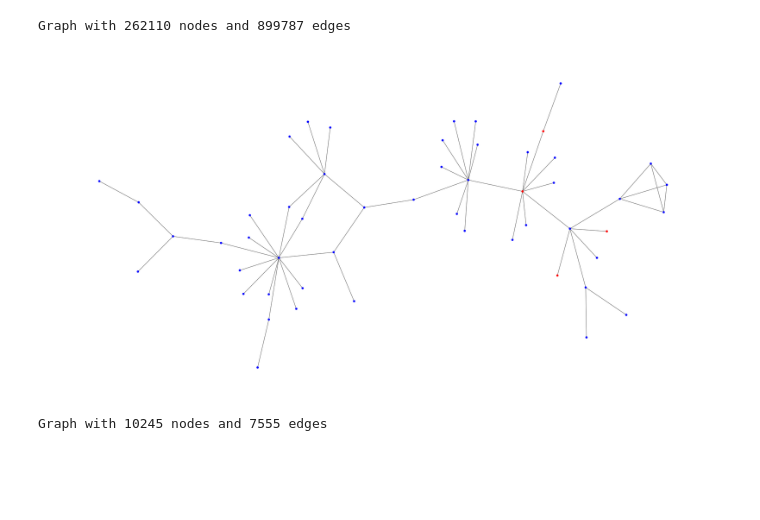
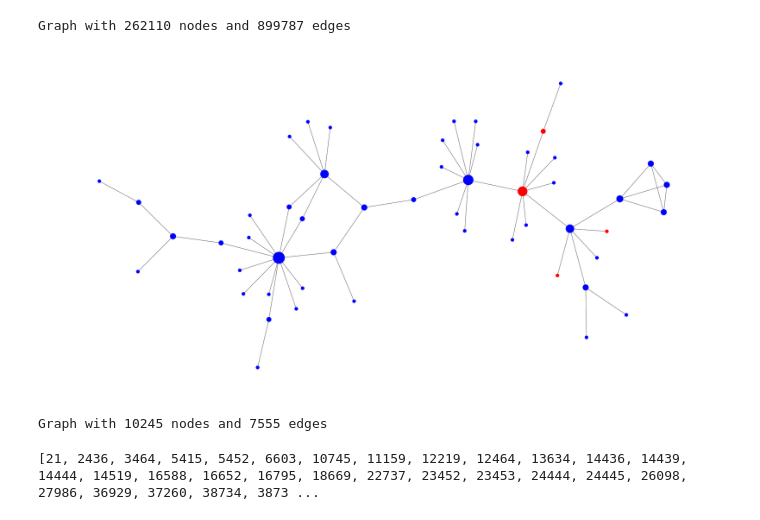
Before and after one commit to christinecho/Amazon-Copurchasing-Network, a Jupyter notebook: ORF387_Final_Project.ipynb, the cells around one changed output. Saved outputs shown, nothing was run; the diff lists cells and outputs as text; code cells hidden in the pictures; blank space fills up the shorter version.

```diff
--- a/ORF387_Final_Project.ipynb
+++ b/ORF387_Final_Project.ipynb
@@ -272,19 +276,26 @@ print(G0)
 Graph with 262110 nodes and 899787 edges
 # %%
 color_map = []
+degrees = [val for (node, val) in G0.degree()]
+
 for node in G0:
     if node in videos.id:
         color_map.append('red')
     else:
         color_map.append('blue')
 
 fig = plt.figure(figsize=(40,20))
-nx.draw_kamada_kawai(G0, node_size=70, node_color=color_map)
+nx.draw_kamada_kawai(G0, node_size=[element * 200 for element in degrees], node_color=color_map)
 # %% [output]
-[figure, old version]
+[figure, new version]
 # %%
 get_degree(g)
 # %%
 print(g_dvds_videos)
 # %% [output]
 Graph with 10245 nodes and 7555 edges
+# %%
+nodes = [node for (node, val) in G0.degree()]
+print(sorted(nodes))
+# %% [output]
+[21, 2436, 3464, 5415, 5452, 6603, 10745, 11159, 12219, 12464, 13634, 14436, 14439, 14444, 14519, 16588, 16652, 16795, 18669, 22737, 23452, 23453, 24444, 24445, 26098, 27986, 36929, 37260, 38734, 3873 ...
```
Also changed, not shown: parts of 4 cells of this notebook.
